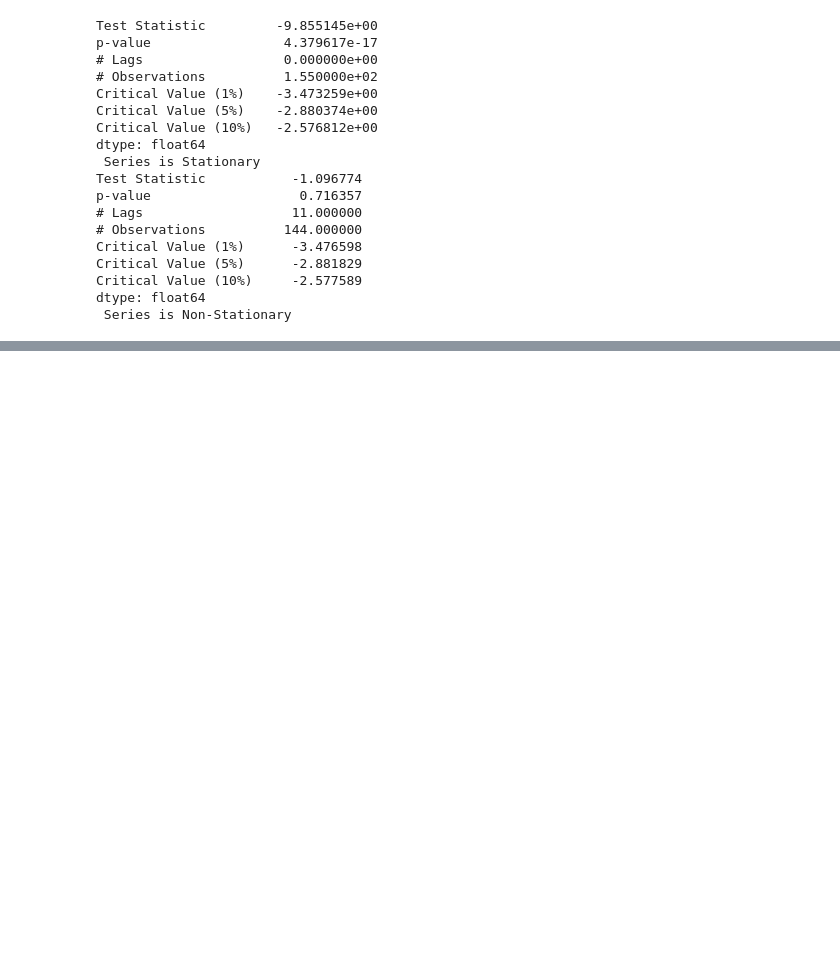
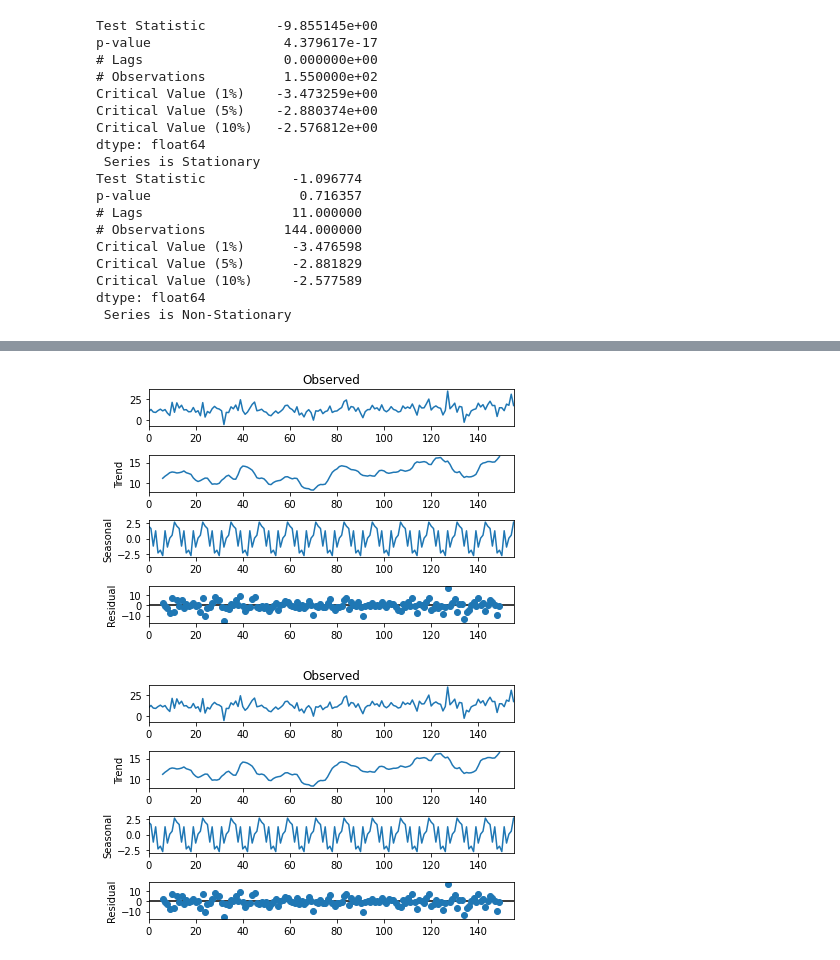
Before and after one commit to news-scrapers/data-tuning-scripts-v2, a Jupyter notebook: causality_stationality_python/causality_granger_stationality.ipynb, the cells around one changed output, grey strips where cells are left out. Saved outputs shown, nothing was run; the diff lists cells and outputs as text; code cells hidden in the pictures; blank space fills up the shorter version.

Commit message:
New graphs and analysis

```diff
--- a/causality_stationality_python/causality_granger_stationality.ipynb
+++ b/causality_stationality_python/causality_granger_stationality.ipynb
@@ -10,6 +10,8 @@ df_asoc = pd.read_csv(path, sep=";")
 df_asoc["month"]= pd.to_datetime(df_asoc["month"])
 df_asoc=df_asoc.set_index("month")
 df_asoc
+df_asoc['sentiment_analysis_score_diff'] = df_asoc['sentiment_analysis_score'] - df_asoc['sentiment_analysis_score'].shift(1)
+df_asoc['suicidios_diff'] = df_asoc['suicidios'] - df_asoc['suicidios'].shift(1)
 # %% [output]
 |  | noticias_suicidio | media_sentimiento_noticias | sentiment_analysis_score | mes | descrip | suicidios | ... |
 | month |  |  |  |  |  |  | ... |
@@ -86,0 +158,13 @@ dtype: float64
+# %%
+from fbprophet import Prophet
+import pandas as pd
+import altair as alt
+from IPython.display import HTML
+from matplotlib import pyplot
+from statsmodels.tsa.seasonal import seasonal_decompose
+
+result = seasonal_decompose(-df_asoc[["sentiment_analysis_score"]].values, model='additive', freq=12)
+result.plot()
+# %% [output]
+[figure, added]
+[figure, added]
```
Also changed, not shown: parts of 4 cells of this notebook, 4 other files.
